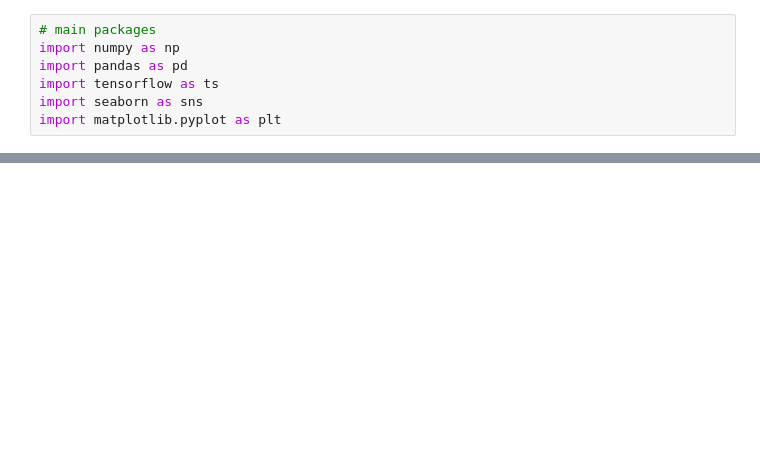
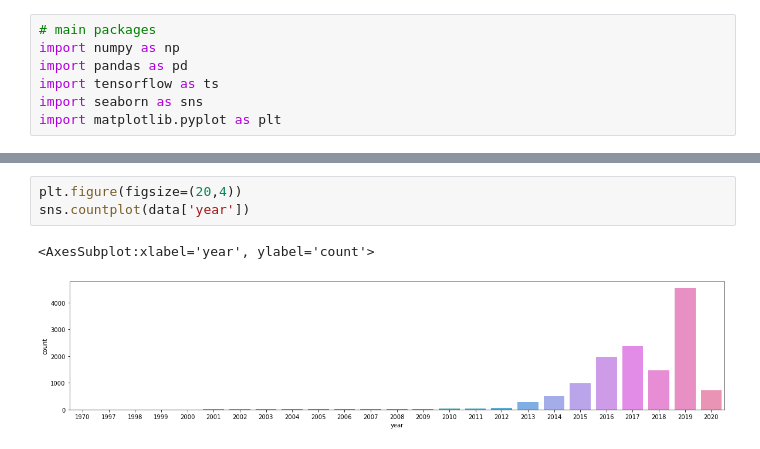
Before and after one commit to ghyathmoussa/python_scripts, a Jupyter notebook: ML_BTK/Car Analysis.ipynb, the cells around one changed output, grey strips where cells are left out. Drawn from its saved outputs; the diff is of its cells as text; blank space fills up the shorter version.

```diff
--- a/ML_BTK/Car Analysis.ipynb
+++ b/ML_BTK/Car Analysis.ipynb
@@ -24,0 +56,6 @@ data
+# %%
+plt.figure(figsize=(20,4))
+sns.countplot(data['year'])
+# %% [output]
+<AxesSubplot:xlabel='year', ylabel='count'>
+[figure, added]
```
Also changed, not shown: parts of 19 cells of this notebook.
